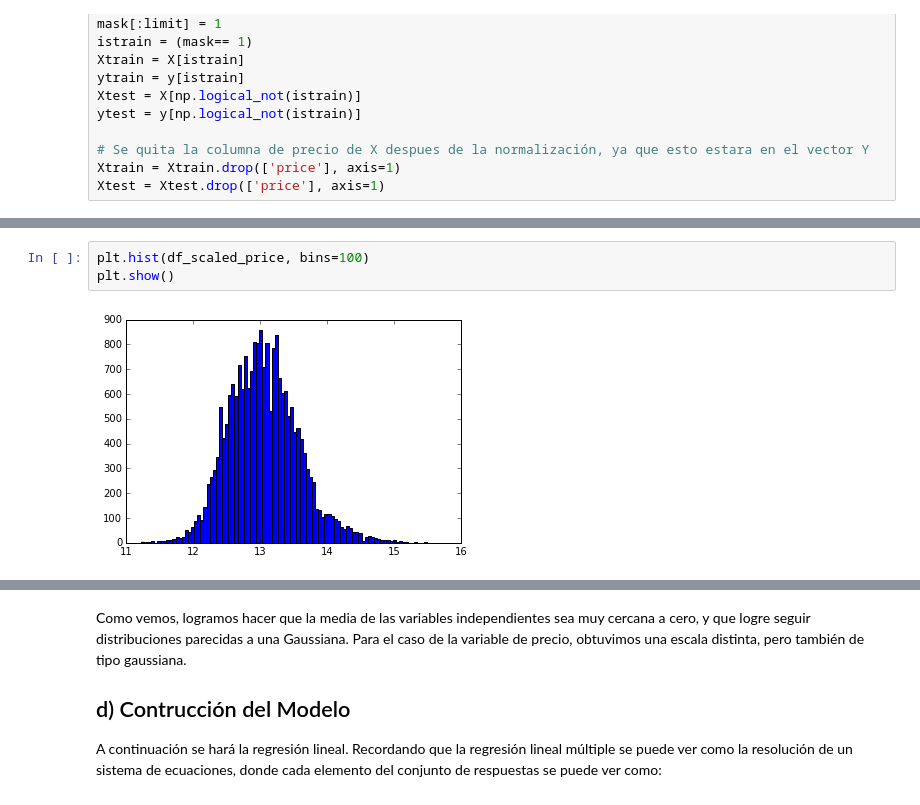
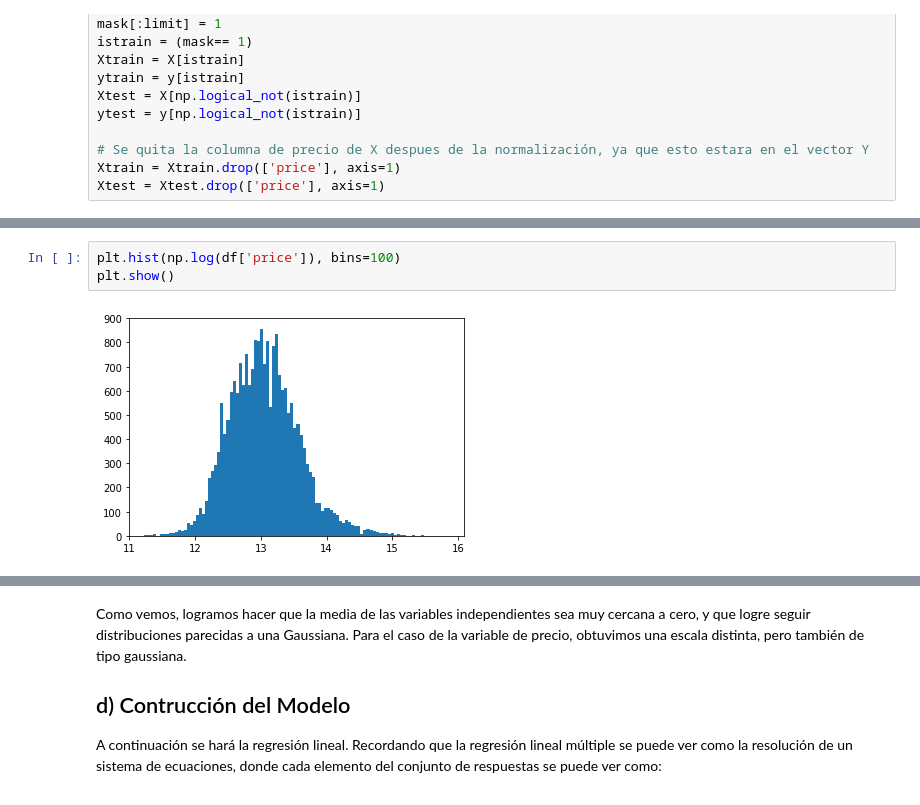
Before and after one commit to VitoVoti/ML_T1_LinReg, a Jupyter notebook: Tarea1 .ipynb, the cells around one changed output, grey strips where cells are left out. Drawn from its saved outputs; the diff is of its cells as text.

```diff
--- a/Tarea1 .ipynb
+++ b/Tarea1 .ipynb
@@ -128,8 +128,8 @@ plt.show()
 # %%
-plt.hist(df_scaled_price, bins=100)
+plt.hist(np.log(df['price']), bins=100)
 plt.show()
 # %% [output]
-[figure, old version]
+[figure, new version]
 # %%
 #plt.plot(np.arange(1,200), df_scaled['price'][0:199])
 plt.plot(np.arange(1,21614), df['price'])
```
Also changed, not shown: parts of 15 cells of this notebook, 1 other file.
